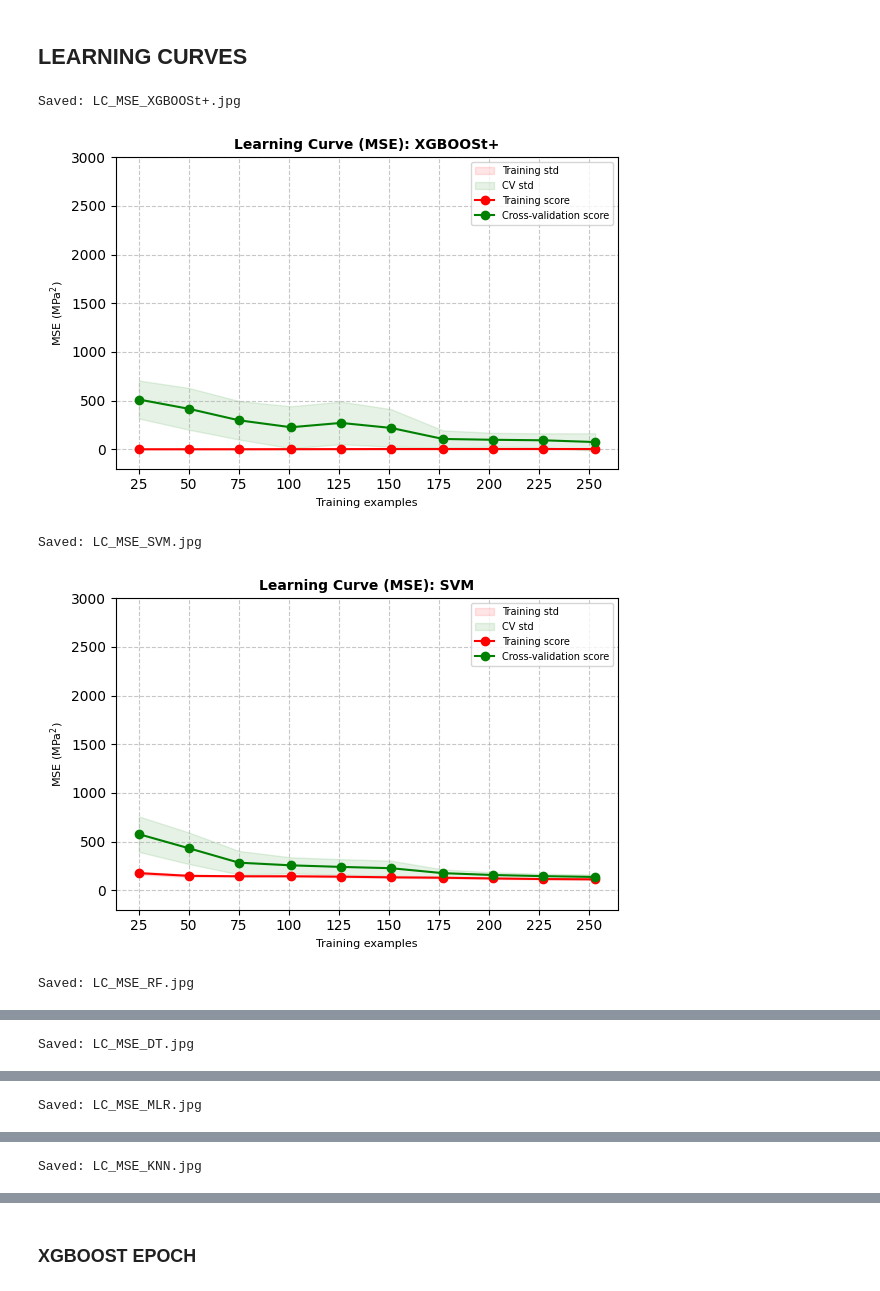
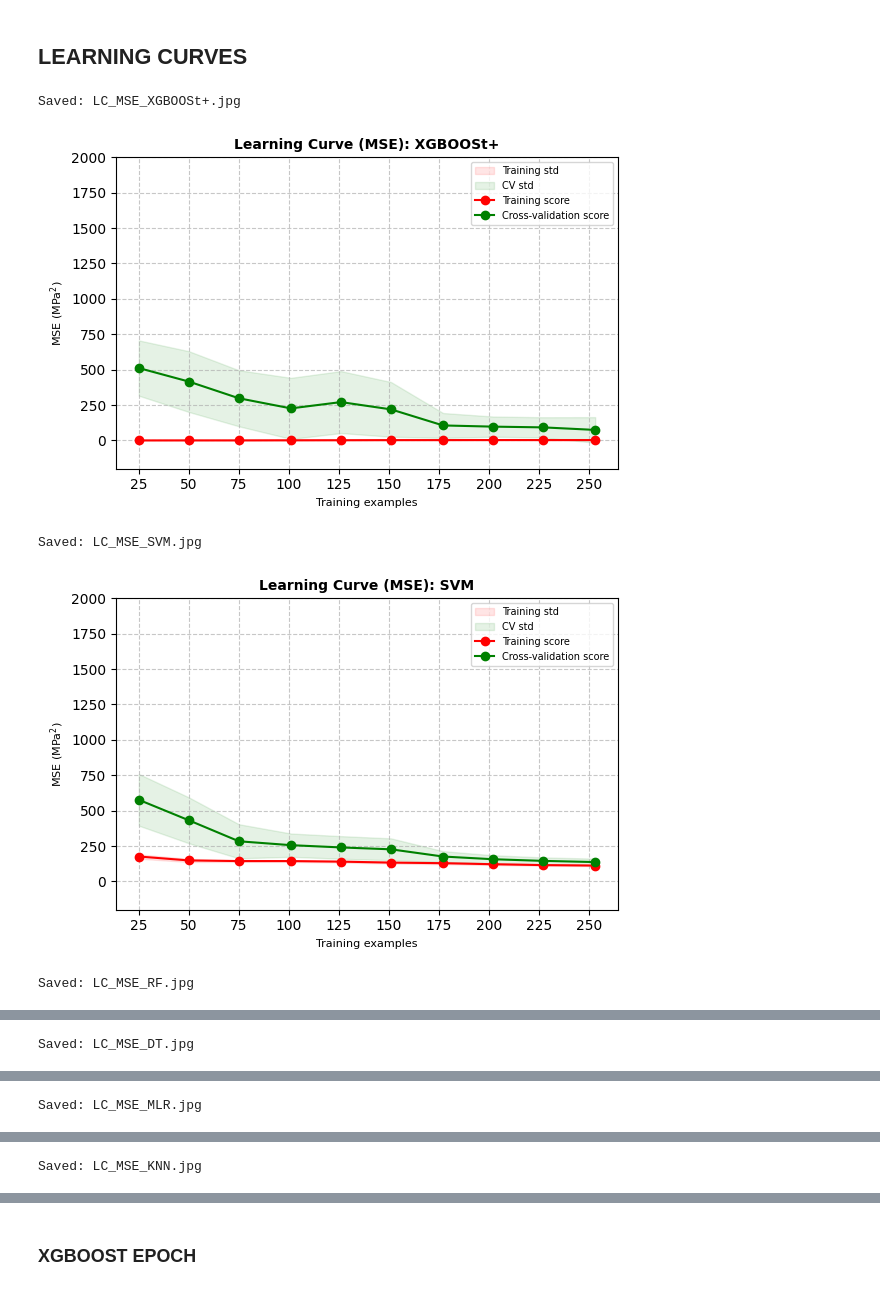
Before and after one commit to IsuPaul/Indpendent-Research, a Jupyter notebook: IR_Source_Code.ipynb, the cells around one changed output, grey strips where cells are left out. Drawn from its saved outputs; the diff is of its cells as text; code cells hidden in the pictures.

```diff
--- a/IR_Source_Code.ipynb
+++ b/IR_Source_Code.ipynb
@@ -312,7 +312,7 @@ R-Squared Score: 0.8604370744116203
 # %%
 ys_pred_scaled = model_svm.predict(Xs_test)
 # Inverse scaling to get real MPa values
-ys_pred = ys_pred_scaled * (imputed_df['Compressive Strength (MPa)'].max() - imputed_df['Compressive Strength (MPa)'].min()) + imputed_df['Compressive Strength (MPa)'].min()
+ys_pred = ys_pred_scaled * df_range[target_col] + df_min[target_col]
 
 mses=mean_squared_error(y_test, ys_pred)
 rmses=np.sqrt(mses)
@@ -523,7 +513,7 @@ print("R-Squared Score:", r2k)
 # %%
 yk_pred_scaled = model_kn.predict(Xs_test)
 # Inverse scaling to get real MPa values
-yk_pred = yk_pred_scaled * (imputed_df['Compressive Strength (MPa)'].max() - imputed_df['Compressive Strength (MPa)'].min()) + imputed_df['Compressive Strength (MPa)'].min()
+yk_pred = yk_pred_scaled * df_range[target_col] + df_min[target_col]
 
 msek=mean_squared_error(y_test, yk_pred)
 rmsek=np.sqrt(msek)
@@ -1056,7 +1044,8 @@ def plot_learning_curve_mse(estimator, title, X_data, y_data, axes, ylim=None, c
 
     # Inverse scale the MSE if the model was trained on scaled data
     if is_scaled:
-        scale_factor = (imputed_df['Compressive Strength (MPa)'].max() - imputed_df['Compressive Strength (MPa)'].min()) ** 2
+        # Since MSE is in units^2, we multiply by the square of the range
+        scale_factor = (df_range[target_col]) ** 2
         train_scores_mean *= scale_factor
         train_scores_std *= scale_factor
         test_scores_mean *= scale_factor
@@ -1077,35 +1066,34 @@ def plot_learning_curve_mse(estimator, title, X_data, y_data, axes, ylim=None, c
         axes.set_ylim(*ylim)
     axes.legend(loc="best", fontsize=7)
 
 # Define models to plot with their specific data sets
 models_mse = [
     (best_model.best_estimator_, "XGBOOSt+", X_train, y_train, False),
     (model_svm.best_estimator_, "SVM", Xs_train, ys_train, True),
     (model_rf.best_estimator_, "RF", X_train, y_train, False),
     (model_dt.best_estimator_, "DT", X_train, y_train, False),
     (model_ml, "MLR", X_train, y_train, False),
     (model_kn.best_estimator_, "KNN", Xs_train, ys_train, True)
 ]
 
 # Set a common Y-limit for all MSE plots for easier comparison
-common_ylim_mse = (-200, 3000)
+common_ylim_mse = (-200, 2000)
 
 for name, model_tuple in zip([m[1] for m in models_mse], models_mse):
     est, model_name, x_curr, y_curr, is_scaled = model_tuple
 
     fig, ax = plt.subplots(figsize=(6, 4))
-    # Apply the same scale to all models, including SVM
     plot_learning_curve_mse(est, f"Learning Curve (MSE): {model_name}", x_curr, y_curr, ax, ylim=common_ylim_mse, is_scaled=is_scaled)
 
     filename = f"LC_MSE_{model_name.replace(' ', '_')}.jpg"
     plt.tight_layout()
     plt.savefig(filename, dpi=300)
     print(f"Saved: {filename}")
     plt.show()
     plt.close(fig)
 # %% [output]
 Saved: LC_MSE_XGBOOSt+.jpg
-[figure, old version]
+[figure, new version]
 Saved: LC_MSE_SVM.jpg
-[figure, old version]
+[figure, new version]
 Saved: LC_MSE_RF.jpg
```
Also changed, not shown: parts of 6 cells of this notebook.
